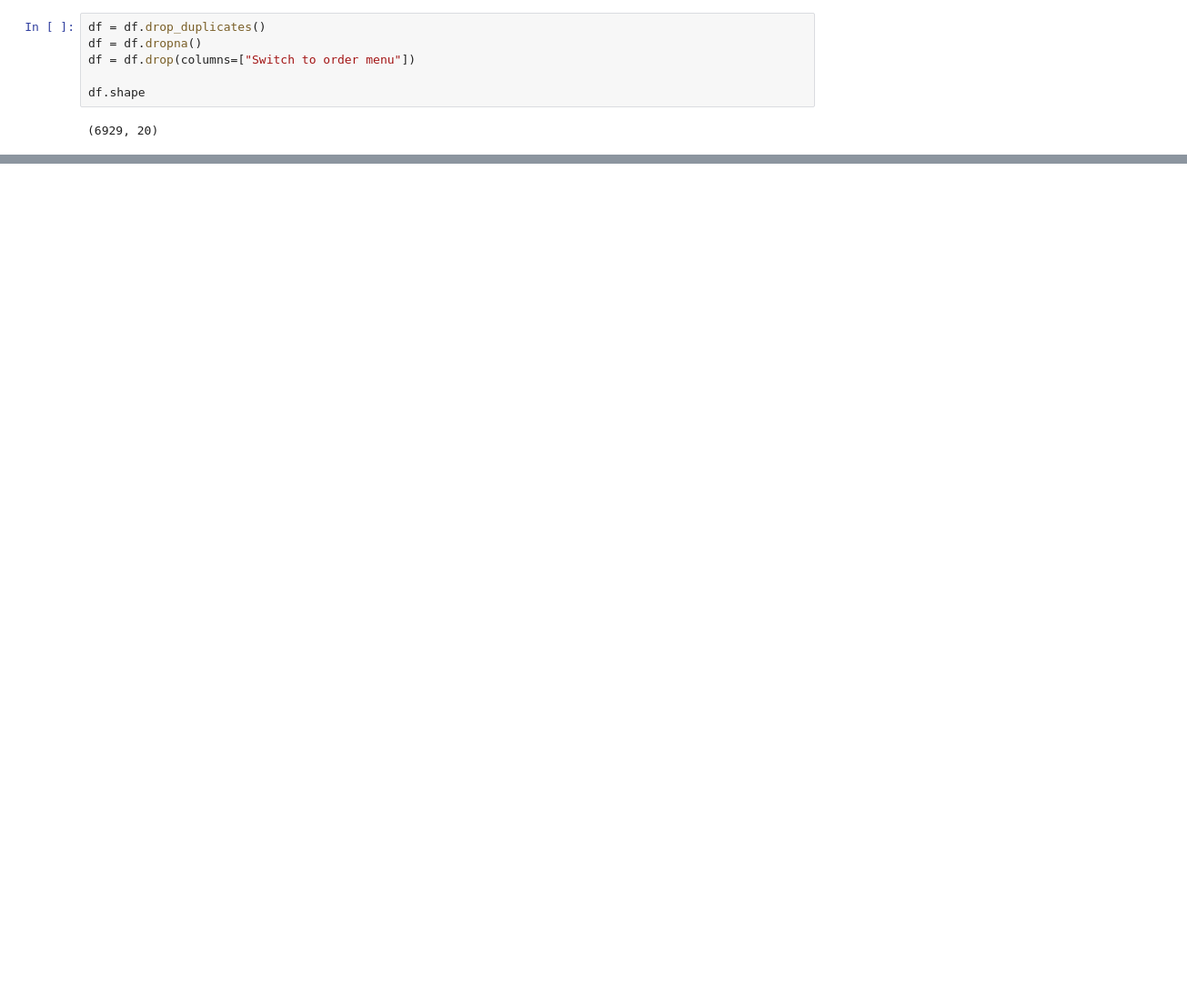
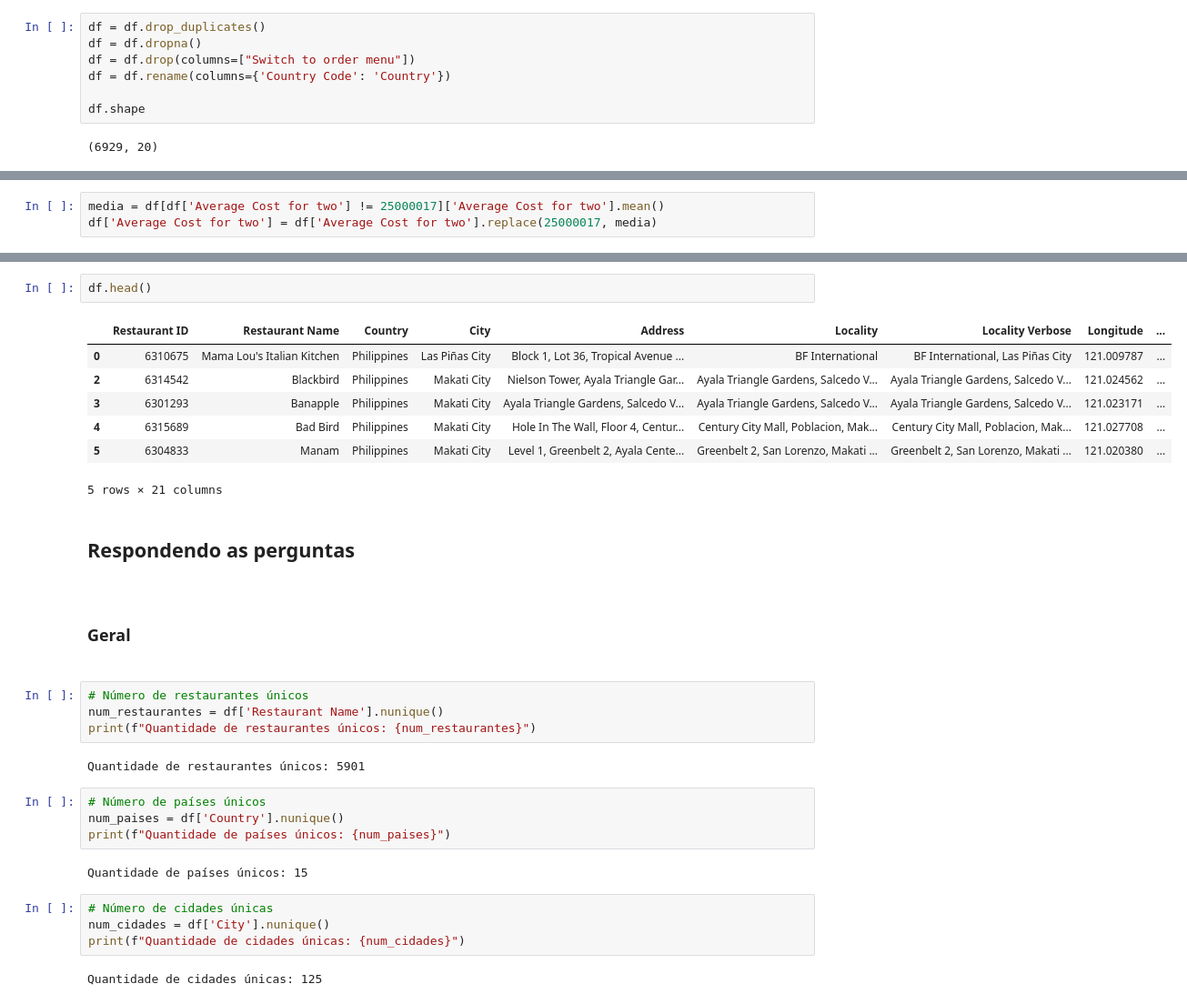
Before and after one commit to Felipeosouz/Fome-Zero-Data-Analisys, a Jupyter notebook: fomezero.ipynb, the cells around one changed output, grey strips where cells are left out. Shown at 91% size. Saved outputs shown, nothing was run; the diff lists cells and outputs as text; blank space fills up the shorter version.

```diff
--- a/fomezero.ipynb
+++ b/fomezero.ipynb
@@ -36,6 +49,7 @@ dtype: int64
 df = df.drop_duplicates()
 df = df.dropna()
 df = df.drop(columns=["Switch to order menu"])
+df = df.rename(columns={'Country Code': 'Country'})
 
 df.shape
 # %% [output]
@@ -44,0 +62,3 @@ df[""]
+# %%
+media = df[df['Average Cost for two'] != 25000017]['Average Cost for two'].mean()
+df['Average Cost for two'] = df['Average Cost for two'].replace(25000017, media)
@@ -44,0 +141,32 @@ df[""]
+# %%
+df.head()
+# %% [output]
+|  | Restaurant ID | Restaurant Name | Country | City | Address | Locality | Locality Verbose | Longitude | ... |
+| 0 | 6310675 | Mama Lou's Italian Kitchen | Philippines | Las Piñas City | Block 1, Lot 36, Tropical Avenue ... | BF International | BF International, Las Piñas City | 121.009787 | ... |
+| 2 | 6314542 | Blackbird | Philippines | Makati City | Nielson Tower, Ayala Triangle Gar... | Ayala Triangle Gardens, Salcedo V... | Ayala Triangle Gardens, Salcedo V... | 121.024562 | ... |
+| 3 | 6301293 | Banapple | Philippines | Makati City | Ayala Triangle Gardens, Salcedo V... | Ayala Triangle Gardens, Salcedo V... | Ayala Triangle Gardens, Salcedo V... | 121.023171 | ... |
+| 4 | 6315689 | Bad Bird | Philippines | Makati City | Hole In The Wall, Floor 4, Centur... | Century City Mall, Poblacion, Mak... | Century City Mall, Poblacion, Mak... | 121.027708 | ... |
+| 5 | 6304833 | Manam | Philippines | Makati City | Level 1, Greenbelt 2, Ayala Cente... | Greenbelt 2, San Lorenzo, Makati ... | Greenbelt 2, San Lorenzo, Makati ... | 121.020380 | ... |
+5 rows × 21 columns
+# %% [markdown]
+<h2>Respondendo as perguntas<h2>
+# %% [markdown]
+<h3>Geral<h3>
+# %%
+# Número de restaurantes únicos
+num_restaurantes = df['Restaurant Name'].nunique()
+print(f"Quantidade de restaurantes únicos: {num_restaurantes}")
+# %% [output]
+Quantidade de restaurantes únicos: 5901
+# %%
+# Número de países únicos
+num_paises = df['Country'].nunique()
+print(f"Quantidade de países únicos: {num_paises}")
+# %% [output]
+Quantidade de países únicos: 15
+# %%
+# Número de cidades únicas
+num_cidades = df['City'].nunique()
+print(f"Quantidade de cidades únicas: {num_cidades}")
+# %% [output]
+Quantidade de cidades únicas: 125
```
Also changed, not shown: parts of 49 cells of this notebook.
